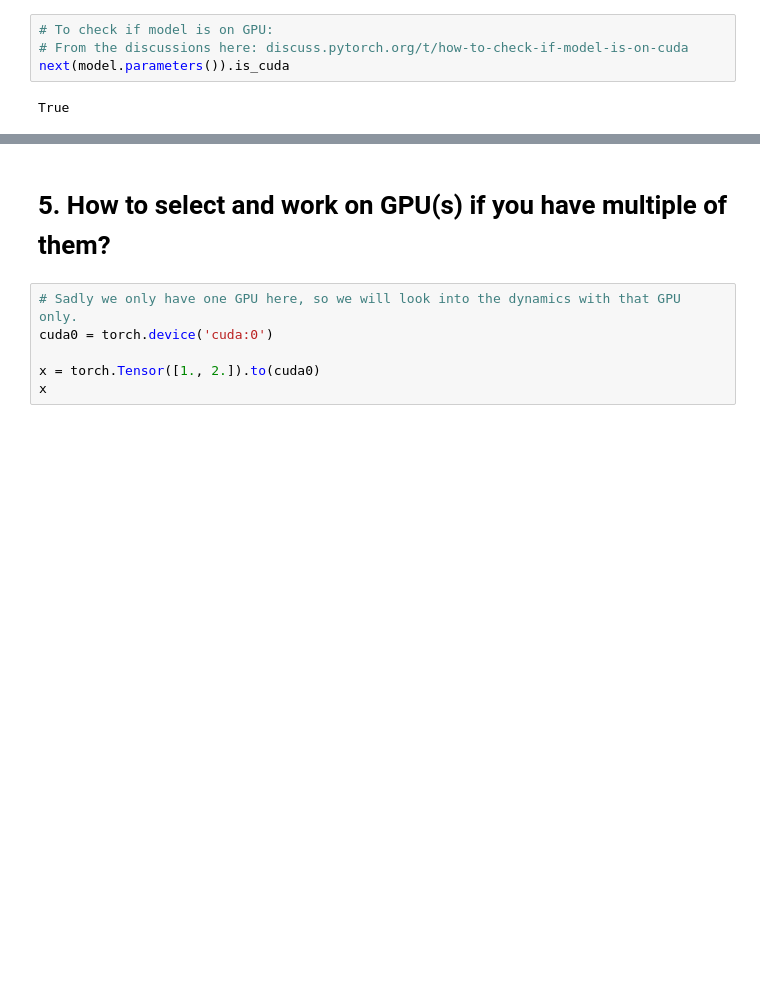
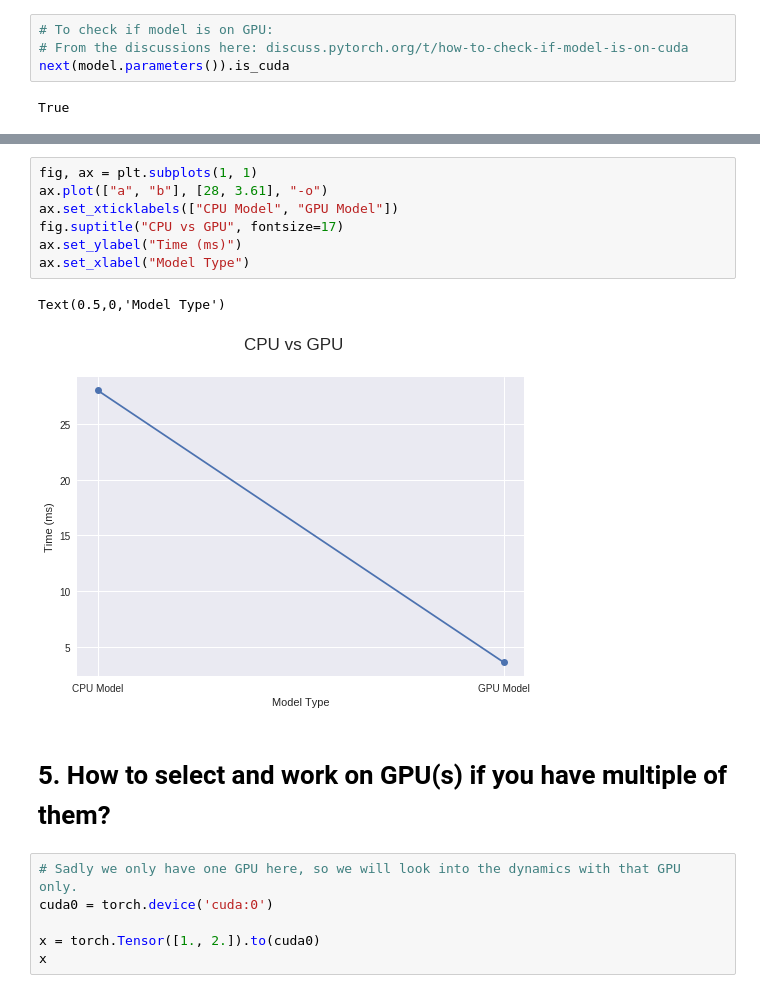
Before and after one commit to PuneetGrov3r/MediumPosts, a Jupyter notebook: SpeedUpYourAlgorithms/1) PyTorch.ipynb, the cells around one changed output, grey strips where cells are left out. Drawn from its saved outputs; the diff is of its cells as text; blank space fills up the shorter version.

```diff
--- a/SpeedUpYourAlgorithms/1) PyTorch.ipynb
+++ b/SpeedUpYourAlgorithms/1) PyTorch.ipynb
@@ -199,3 +206,13 @@ True
+# %%
+fig, ax = plt.subplots(1, 1)
+ax.plot(["a", "b"], [28, 3.61], "-o")
+ax.set_xticklabels(["CPU Model", "GPU Model"])
+fig.suptitle("CPU vs GPU", fontsize=17)
+ax.set_ylabel("Time (ms)")
+ax.set_xlabel("Model Type")
+# %% [output]
+Text(0.5,0,'Model Type')
+[figure, added]
 # %% [markdown]
 # 5. How to select and work on GPU(s) if you have multiple of them?
 # %%
```
Also changed, not shown: parts of 11 cells of this notebook.
